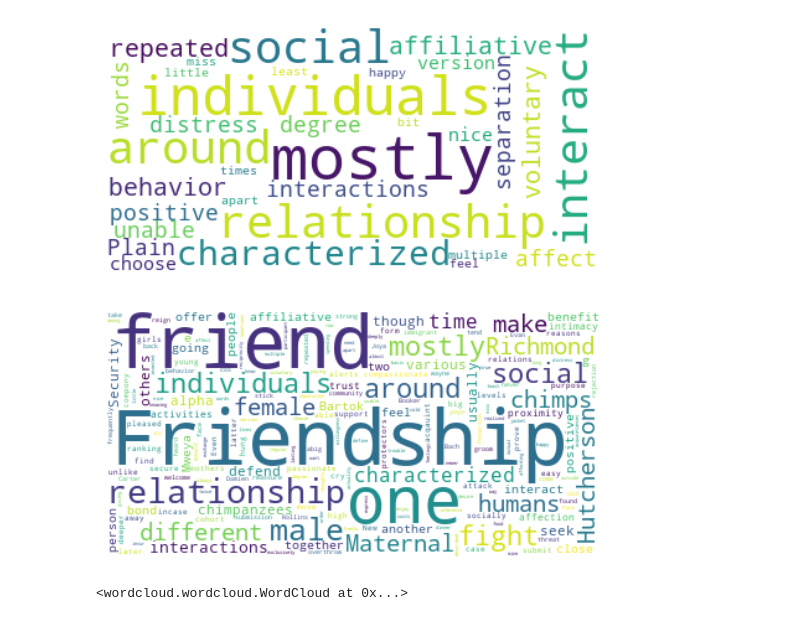
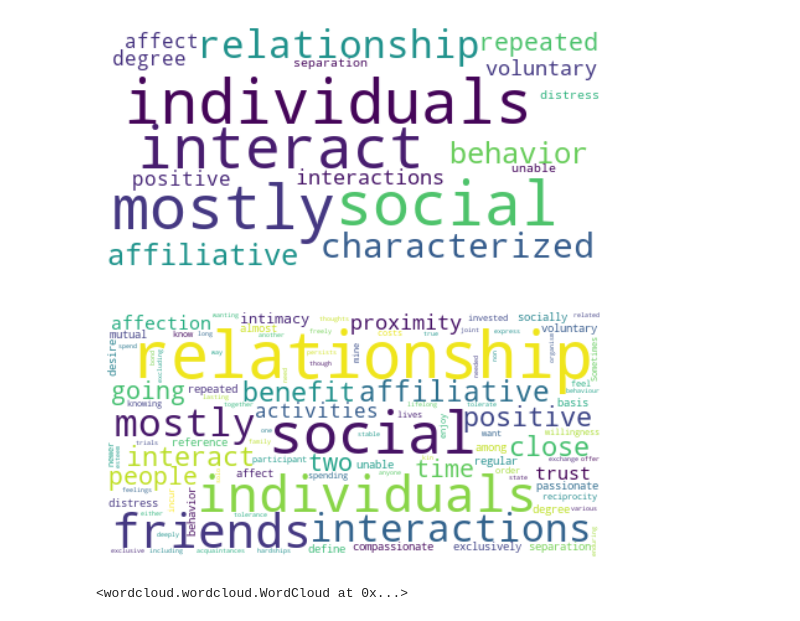
Before and after one commit to nwstetson/FriendshipDefined, a Jupyter notebook: wordcloud.ipynb, the cells around one changed output. Saved outputs shown, nothing was run; the diff lists cells and outputs as text; code cells hidden in the pictures.

Commit message:
updating definitions to be more succinct

```diff
--- a/wordcloud.ipynb
+++ b/wordcloud.ipynb
@@ -20,4 +13,7 @@ from wordcloud import WordCloud, STOPWORDS, ImageColorGenerator
 
 import matplotlib.pyplot as plt
 # %%
-df = pd.read_csv("responses.csv")
+# Using survey responses to peoples' definition of friendship as data
+# Examples were omitted so it was just peoples' definitions
+
+df = pd.read_csv("responses_short.csv")
@@ -45,23 +28,24 @@ plt.imshow(wordcloud, interpolation="bilinear")
 plt.axis("off")
 plt.show()
 # %% [output]
-[figure, old version]
+[figure, new version]
 # %%
 # with all definitions combined
 text = " ".join(response for response in df.response)
 # %%
 # Create stopword list:
 stopwords = set(STOPWORDS)
-stopwords.update([]) # words we don't want to include in wordcloud (empty for now)
+stopwords.update(['friendship', 'friendships', 'characterized', 'described', 'humans', 'human'
+                 'chimp', 'chimps']) # words we don't want to include in wordcloud (empty for now)
 
 # Generate a word cloud image
 wordcloud = WordCloud(stopwords=stopwords, background_color="white").generate(text)
 
 # Display the generated image:
 plt.imshow(wordcloud, interpolation='bilinear')
 plt.axis("off")
 plt.show()
 # %% [output]
-[figure, old version]
+[figure, new version]
 # %%
 #save as png
```
Also changed, not shown: parts of 6 cells of this notebook, 1 other file.
